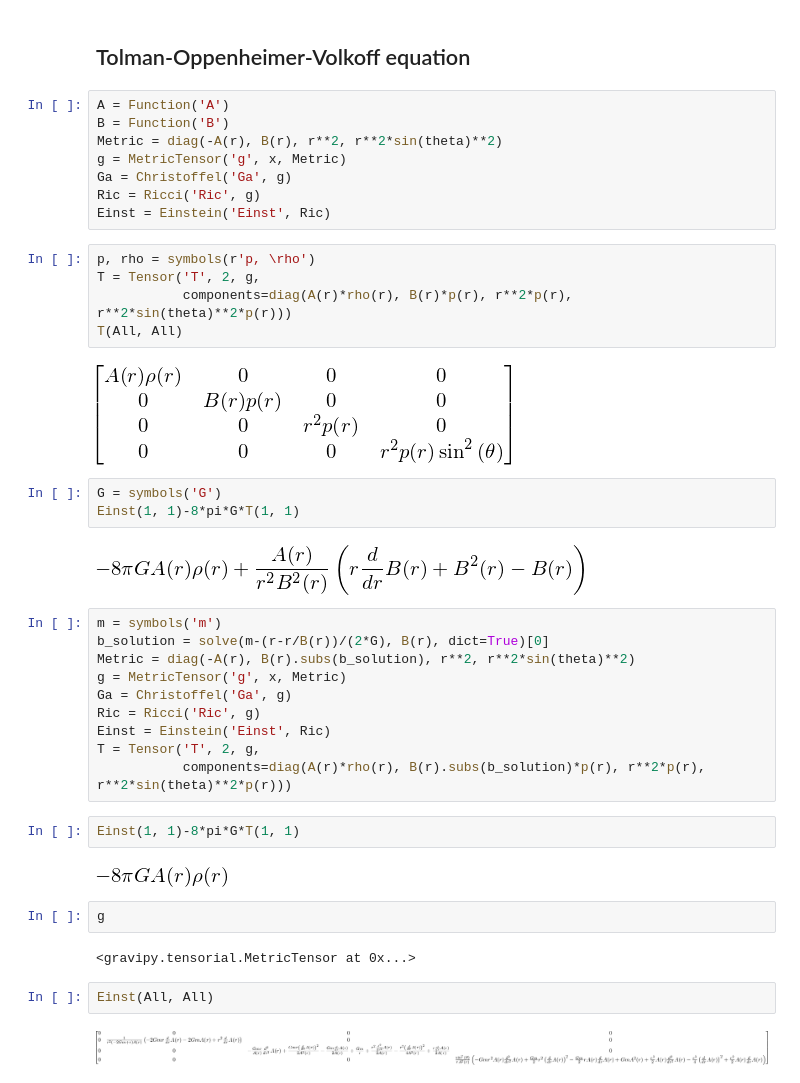
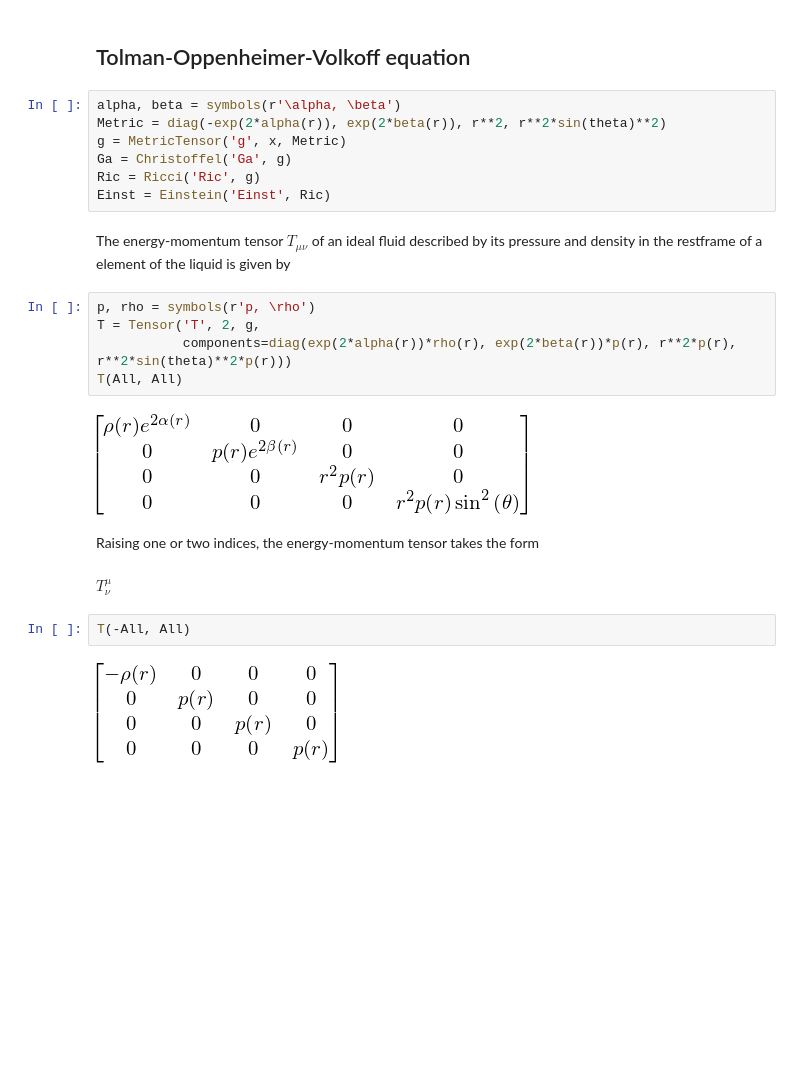
Before and after one commit to marcinofulus/jupyter4edu, a Jupyter notebook: augsburg/notebooks/generalrelativity/GeneralRelativity.ipynb, the cells around one changed output. Drawn from its saved outputs; the diff is of its cells as text; blank space fills up the shorter version.

```diff
--- a/augsburg/notebooks/generalrelativity/GeneralRelativity.ipynb
+++ b/augsburg/notebooks/generalrelativity/GeneralRelativity.ipynb
@@ -137,44 +137,26 @@ Indeed, the only singularity of the Schwarzschild metric is found at $r=0$. The
 # %% [markdown]
 ## Tolman-Oppenheimer-Volkoff equation
 # %%
-A = Function('A')
-B = Function('B')
-Metric = diag(-A(r), B(r), r**2, r**2*sin(theta)**2)
+alpha, beta = symbols(r'\alpha, \beta')
+Metric = diag(-exp(2*alpha(r)), exp(2*beta(r)), r**2, r**2*sin(theta)**2)
 g = MetricTensor('g', x, Metric)
 Ga = Christoffel('Ga', g)
 Ric = Ricci('Ric', g)
 Einst = Einstein('Einst', Ric)
+# %% [markdown]
+The energy-momentum tensor $T_{\mu\nu}$ of an ideal fluid described by its pressure and density in the restframe of a element of the liquid is given by
 # %%
 p, rho = symbols(r'p, \rho')
 T = Tensor('T', 2, g,
-           components=diag(A(r)*rho(r), B(r)*p(r), r**2*p(r), r**2*sin(theta)**2*p(r)))
+           components=diag(exp(2*alpha(r))*rho(r), exp(2*beta(r))*p(r), r**2*p(r), r**2*sin(theta)**2*p(r)))
 T(All, All)
 # %% [output]
-[figure, old version]
+[figure, new version]
-# %%
-G = symbols('G')
-Einst(1, 1)-8*pi*G*T(1, 1)
-# %% [output]
-[figure, removed]
-# %%
-m = symbols('m')
-b_solution = solve(m-(r-r/B(r))/(2*G), B(r), dict=True)[0]
-Metric = diag(-A(r), B(r).subs(b_solution), r**2, r**2*sin(theta)**2)
-g = MetricTensor('g', x, Metric)
-Ga = Christoffel('Ga', g)
-Ric = Ricci('Ric', g)
-Einst = Einstein('Einst', Ric)
-T = Tensor('T', 2, g,
-           components=diag(A(r)*rho(r), B(r).subs(b_solution)*p(r), r**2*p(r), r**2*sin(theta)**2*p(r)))
-# %%
-Einst(1, 1)-8*pi*G*T(1, 1)
-# %% [output]
-[figure, removed]
-# %%
-g
-# %% [output]
-<gravipy.tensorial.MetricTensor at 0x...>
+# %% [markdown]
+Raising one or two indices, the energy-momentum tensor takes the form
+# %% [markdown]
+$T^{\mu}_{\nu}$
 # %%
-Einst(All, All)
+T(-All, All)
 # %% [output]
-[figure, old version]
+[figure, new version]
```
Also changed, not shown: parts of 10 cells of this notebook.
